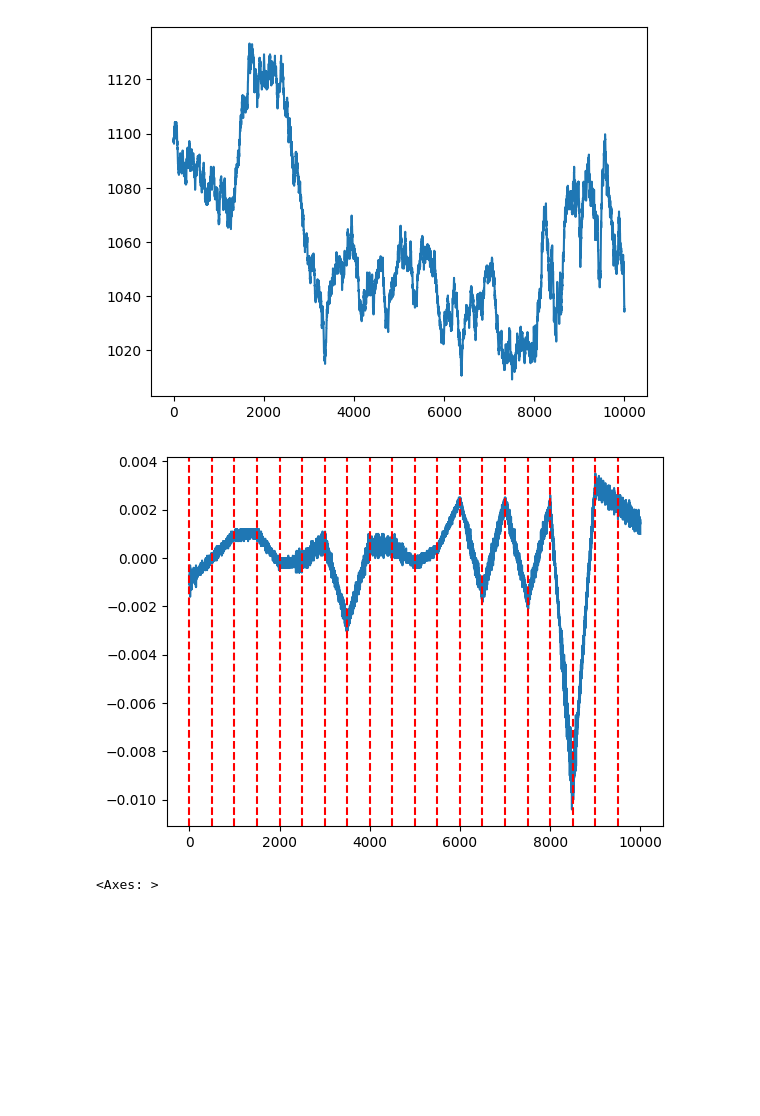
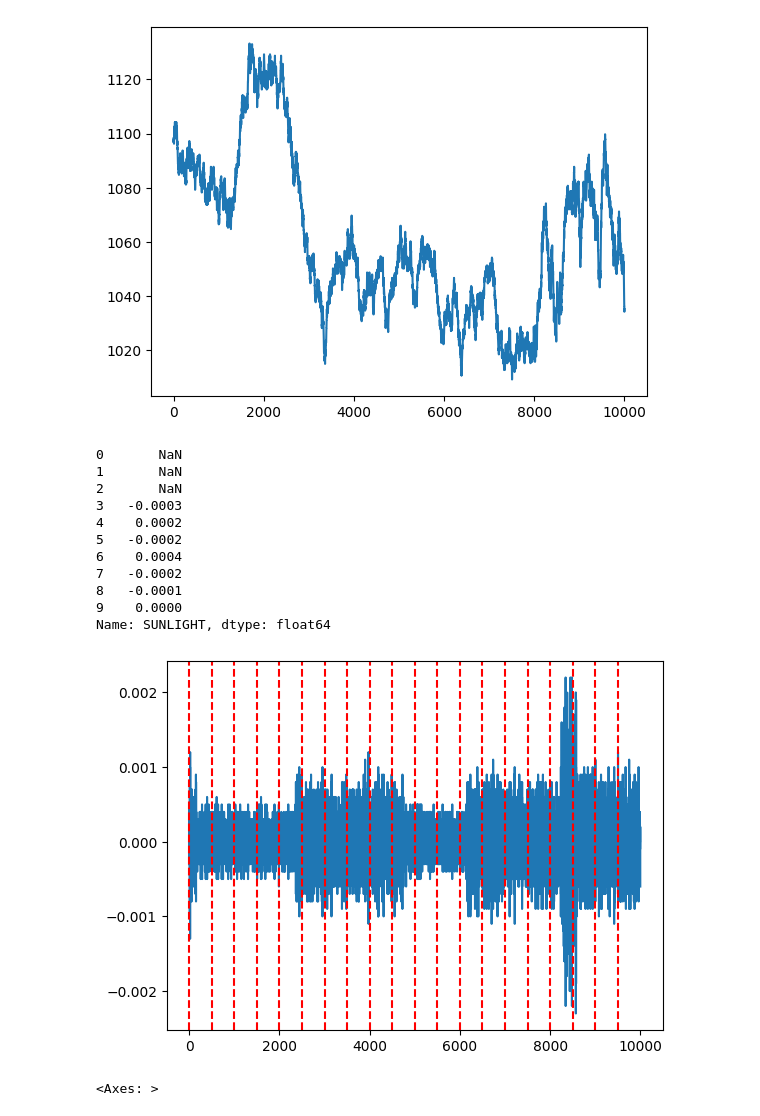
Before and after one commit to naman-doshi/IMCProsperity-2, a Jupyter notebook: R2/ana2.ipynb, the cells around one changed output. Drawn from its saved outputs; the diff is of its cells as text; code cells hidden in the pictures; blank space fills up the shorter version.

```diff
--- a/R2/ana2.ipynb
+++ b/R2/ana2.ipynb
@@ -12,11 +12,23 @@ df['ORCHIDS'].plot()
 <Axes: >
 [figure]
 # %%
-df['SUNLIGHT'].diff().diff().plot()
+df['SUNLIGHT'].diff().diff().diff().plot()
+print(df['SUNLIGHT'].diff().diff().diff()[:10])
 for i in range(20):
     plt.axvline(i*500, color='r', linestyle='--')
 # %% [output]
+0       NaN
+1       NaN
+2       NaN
+3   -0.0003
+4    0.0002
+5   -0.0002
+6    0.0004
+7   -0.0002
+8   -0.0001
+9    0.0000
+Name: SUNLIGHT, dtype: float64
-[figure, old version]
+[figure, new version]
 # %%
 effect = []
 for i in range(0, len(df)):
```
Also changed, not shown: 2 other files.
